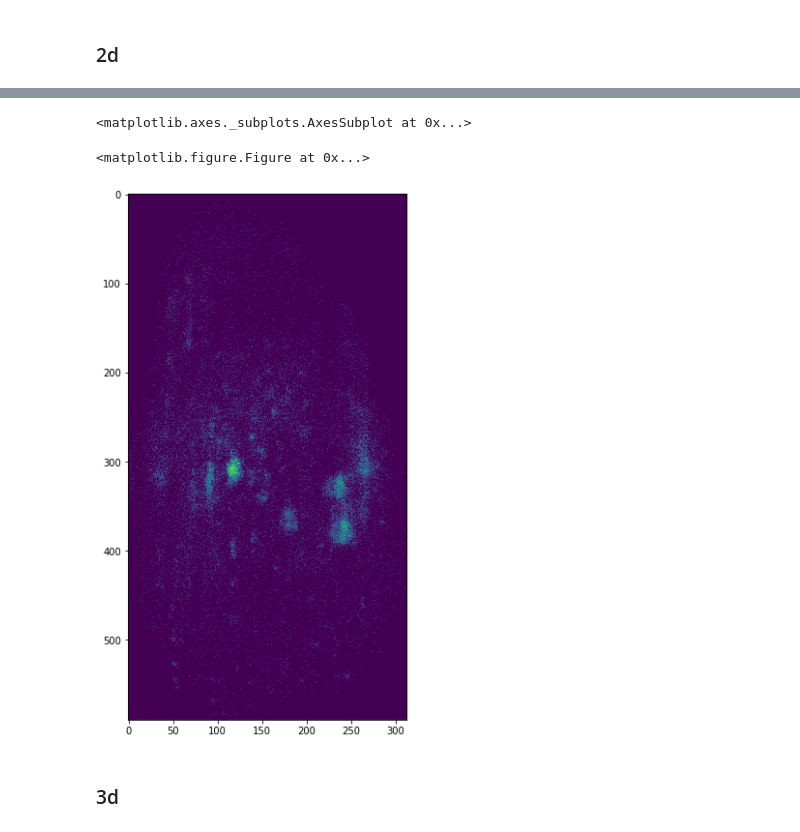
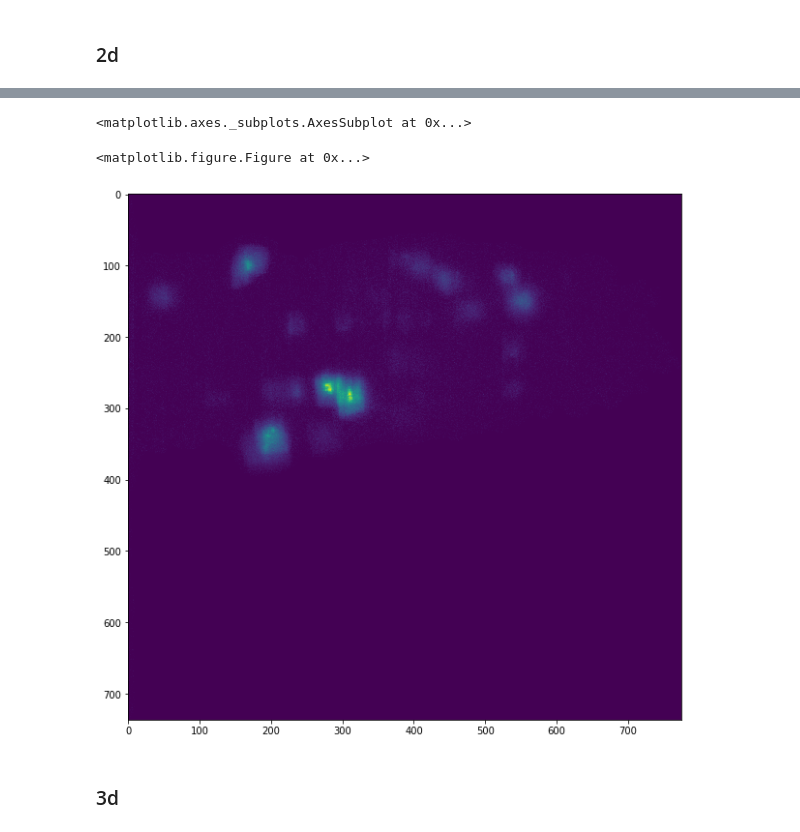
Before and after one commit to GiovanniSena/LSFM-CYCB_analysis, a Jupyter notebook: sample.ipynb, the cells around one changed output, grey strips where cells are left out. Cells and saved outputs as stored; diff of their text form; code cells hidden in the pictures.

```diff
--- a/sample.ipynb
+++ b/sample.ipynb
@@ -11,9 +9,9 @@ import lightroot
 # %% [markdown]
 # 1 Manually set file templates for processing
 # %%
-pth  ="C:/Users/mrsir/Box Sync/uncut/Images/310717/"
-lightroot.SETTINGS["stack_files"] = pth+"Run0140_tp{:0>3}.tif"
-lightroot.SETTINGS["maxint_files"] = pth+"Run0140_tp{}_MIP.tif"
+pth  ="C:/Users/mrsir/Box Sync/uncut/Images/083117/149/"
+lightroot.SETTINGS["stack_files"] = pth+"Run0149_tp{:0>3}.tif"
+lightroot.SETTINGS["maxint_files"] = pth+"Run0149_tp{}_MIP.tif"
 # %% [markdown]
 # 2 Loading frames
 # %%
@@ -40,6 +41,6 @@ lightroot.process("C:/Users/mrsir/Box Sync/uncut/images/083117/149/", log_to_fil
 ### 2d
 # %%
 stack = lightroot.io.get_stack(0)
-stack = lightroot.blobs.low_pass_2d_proj_root_segmentation(stack,final_filter=.35)
+stack = lightroot.blobs.low_pass_2d_proj_root_segmentation(stack)
 lightroot.io.plotimg(stack)
 # %% [output]
@@ -53,6 +55,6 @@ lightroot.io.plotimg(stack)
 <matplotlib.axes._subplots.AxesSubplot at 0x...>
 <matplotlib.figure.Figure at 0x...>
-[figure, old version]
+[figure, new version]
 # %% [markdown]
 ### 3d
 # %%
```
Also changed, not shown: parts of 6 cells of this notebook, 1 other file.
